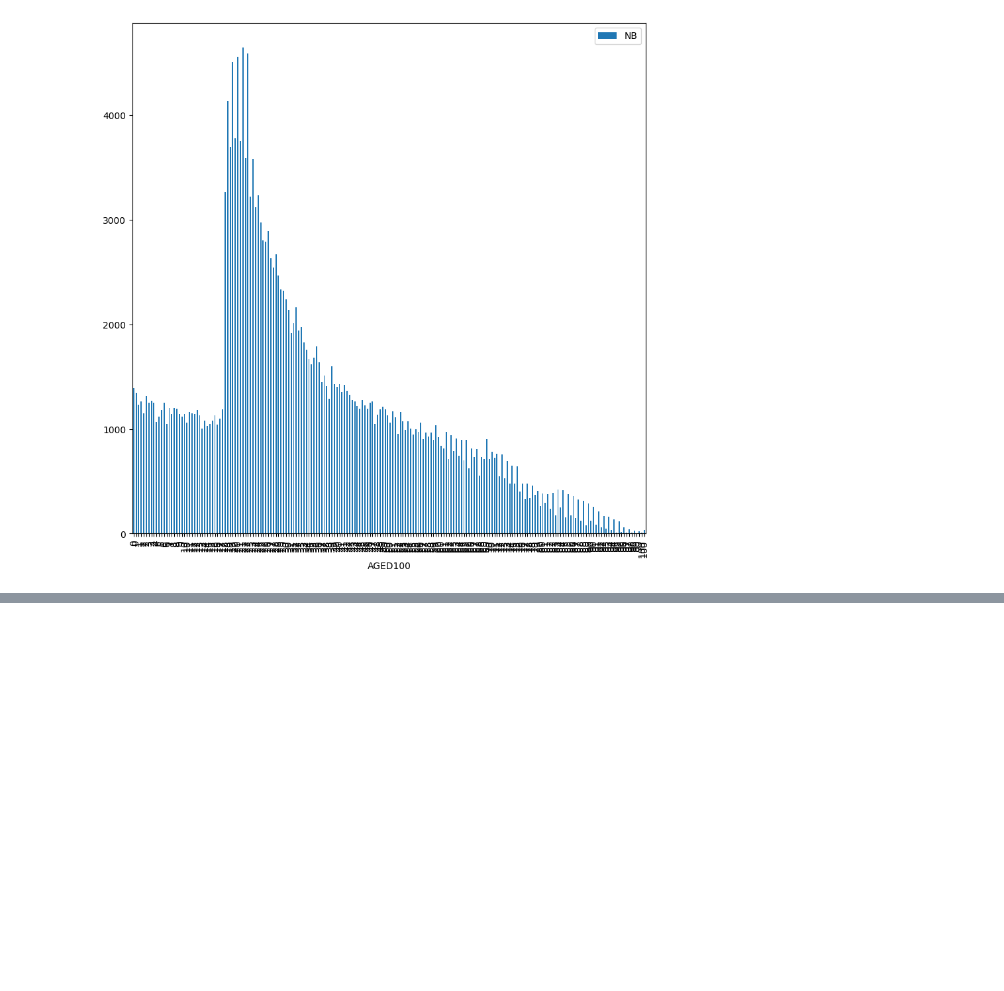
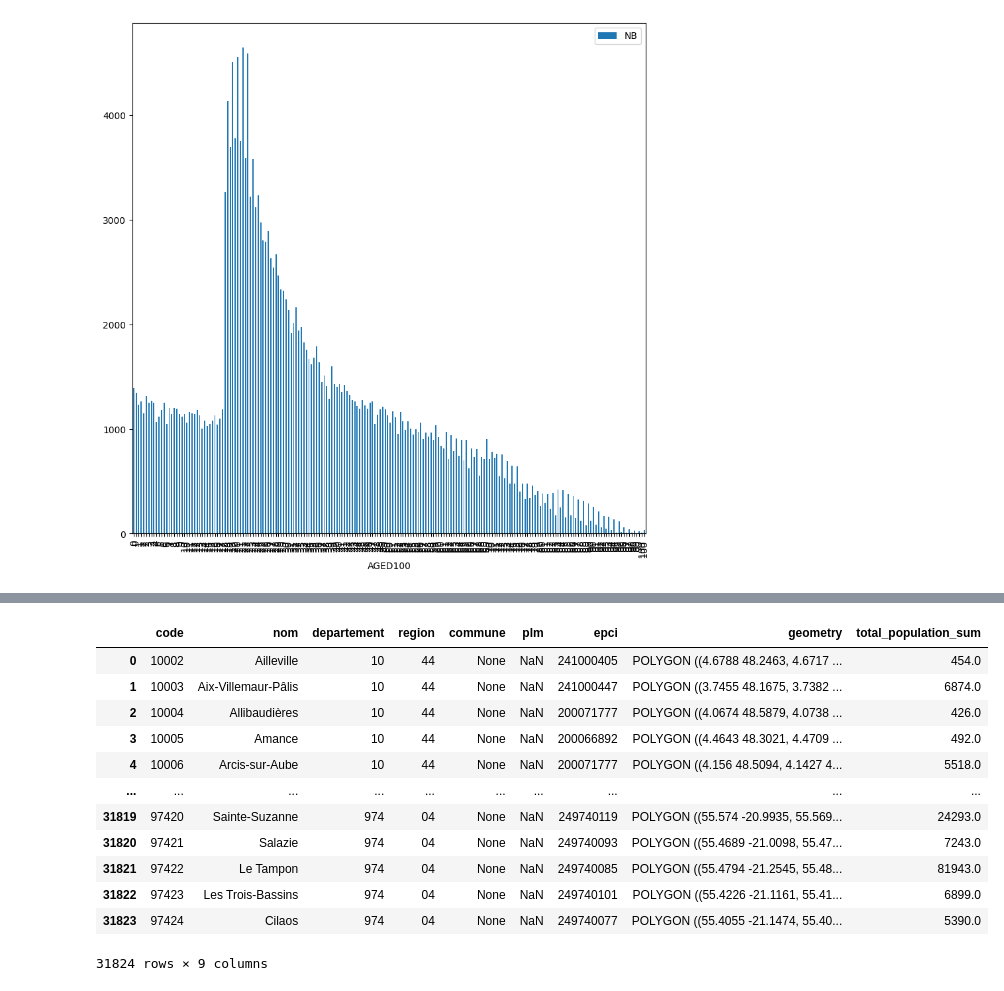
Before and after one commit to yzpt/react-vector-tiles-demographics, a Jupyter notebook: 1.0.extract.ipynb, the cells around one changed output, grey strips where cells are left out. Drawn from its saved outputs; the diff is of its cells as text; code cells hidden in the pictures; blank space fills up the shorter version.

Commit message:
injecting total_pop into .mbtiles file

```diff
--- a/1.0.extract.ipynb
+++ b/1.0.extract.ipynb
@@ -101,0 +119,3 @@ plt.show()
+# %%
+df_total_pop = pd.read_csv('data/total_population.csv')
+df_total_pop.head()
@@ -101,0 +129,4 @@ plt.show()
+# %%
+# rename codegeo column to code
+df_total_pop = df_total_pop.rename(columns={'codegeo': 'code'})
+df_total_pop.head()
@@ -101,0 +140,4 @@ plt.show()
+# %%
+# join the dataframes on the code column from gdf and codegeo from df_total_pop, don't copy codegeo to gdf
+gdf = gdf.merge(df_total_pop, on='code')
+gdf.head()
@@ -101,0 +151,4 @@ plt.show()
+# %%
+
+# set geometry
+gdf = gdf.set_geometry('geometry')
@@ -101,0 +157,16 @@ plt.show()
+# %%
+gdf
+# %% [output]
+|  | code | nom | departement | region | commune | plm | epci | geometry | total_population_sum |
+| 0 | 10002 | Ailleville | 10 | 44 | None | NaN | 241000405 | POLYGON ((4.6788 48.2463, 4.6717 ... | 454.0 |
+| 1 | 10003 | Aix-Villemaur-Pâlis | 10 | 44 | None | NaN | 241000447 | POLYGON ((3.7455 48.1675, 3.7382 ... | 6874.0 |
+| 2 | 10004 | Allibaudières | 10 | 44 | None | NaN | 200071777 | POLYGON ((4.0674 48.5879, 4.0738 ... | 426.0 |
+| 3 | 10005 | Amance | 10 | 44 | None | NaN | 200066892 | POLYGON ((4.4643 48.3021, 4.4709 ... | 492.0 |
+| 4 | 10006 | Arcis-sur-Aube | 10 | 44 | None | NaN | 200071777 | POLYGON ((4.156 48.5094, 4.1427 4... | 5518.0 |
+| ... | ... | ... | ... | ... | ... | ... | ... | ... | ... |
+| 31819 | 97420 | Sainte-Suzanne | 974 | 04 | None | NaN | 249740119 | POLYGON ((55.574 -20.9935, 55.569... | 24293.0 |
+| 31820 | 97421 | Salazie | 974 | 04 | None | NaN | 249740093 | POLYGON ((55.4689 -21.0098, 55.47... | 7243.0 |
+| 31821 | 97422 | Le Tampon | 974 | 04 | None | NaN | 249740085 | POLYGON ((55.4794 -21.2545, 55.48... | 81943.0 |
+| 31822 | 97423 | Les Trois-Bassins | 974 | 04 | None | NaN | 249740101 | POLYGON ((55.4226 -21.1161, 55.41... | 6899.0 |
+| 31823 | 97424 | Cilaos | 974 | 04 | None | NaN | 249740077 | POLYGON ((55.4055 -21.1474, 55.40... | 5390.0 |
+31824 rows × 9 columns
```
Also changed, not shown: parts of 8 cells of this notebook, 4 other files.
